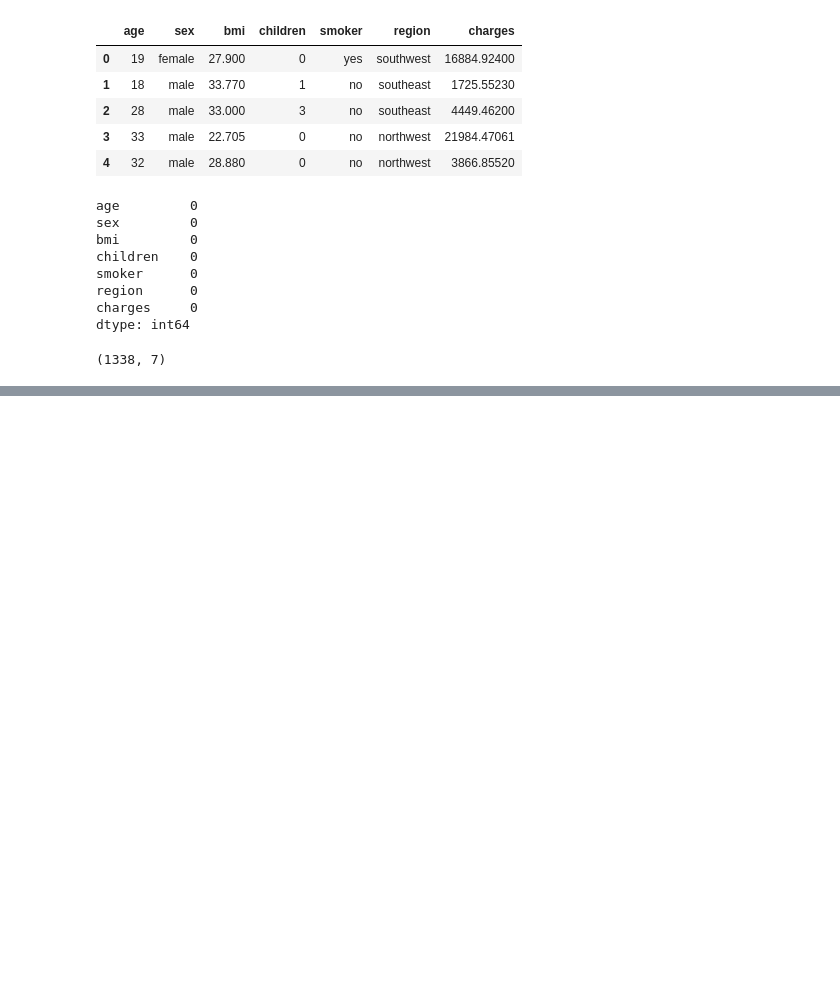
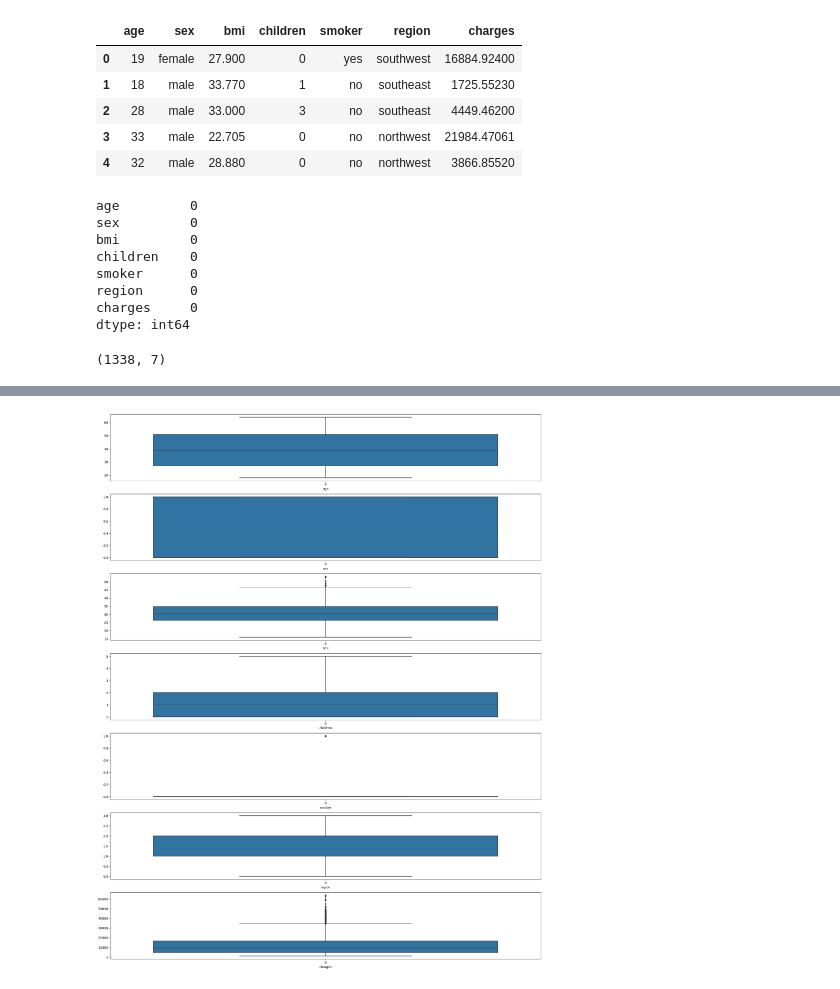
Before and after one commit to INCREDIBLE-AURNOB/Predict-personal-medical-cost, a Jupyter notebook: Personal_medical_cost.ipynb, the cells around one changed output, grey strips where cells are left out. Saved outputs shown, nothing was run; the diff lists cells and outputs as text; code cells hidden in the pictures; blank space fills up the shorter version.

```diff
--- a/Personal_medical_cost.ipynb
+++ b/Personal_medical_cost.ipynb
@@ -95,0 +83,14 @@ TypeError: ignored
+# %%
+plot_columns=['age','sex','bmi','children','smoker','region','charges']
+# %%
+def box_plot(data, columns):
+    fig, axes = plt.subplots(nrows=len(columns), ncols=1, figsize=(20,25))
+    for i, col in enumerate(columns):
+        sns.boxplot(data[col], ax=axes[i])
+        axes[i].set_xlabel(col)
+    plt.tight_layout()
+    plt.show()
+# %%
+box_plot(df,plot_columns)
+# %% [output]
+[figure, added]
```
Also changed, not shown: parts of 9 cells of this notebook.
